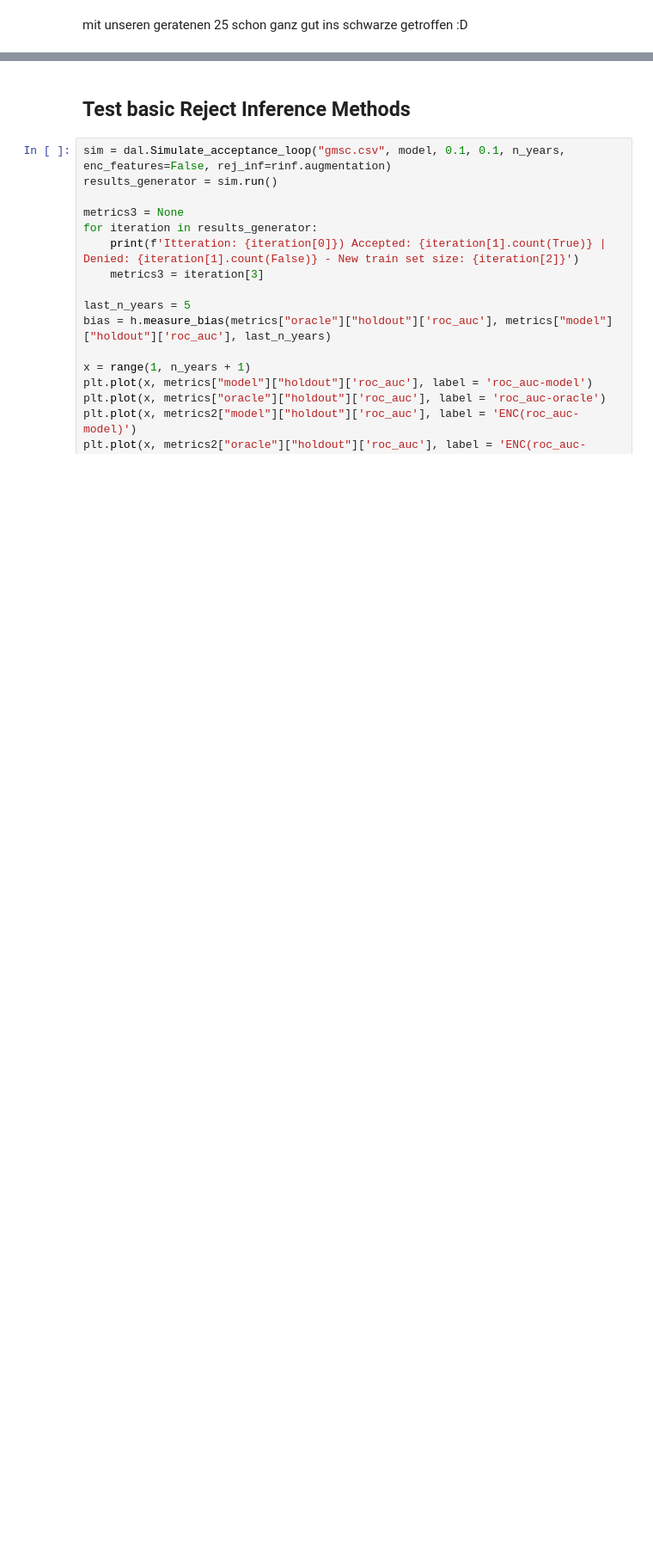
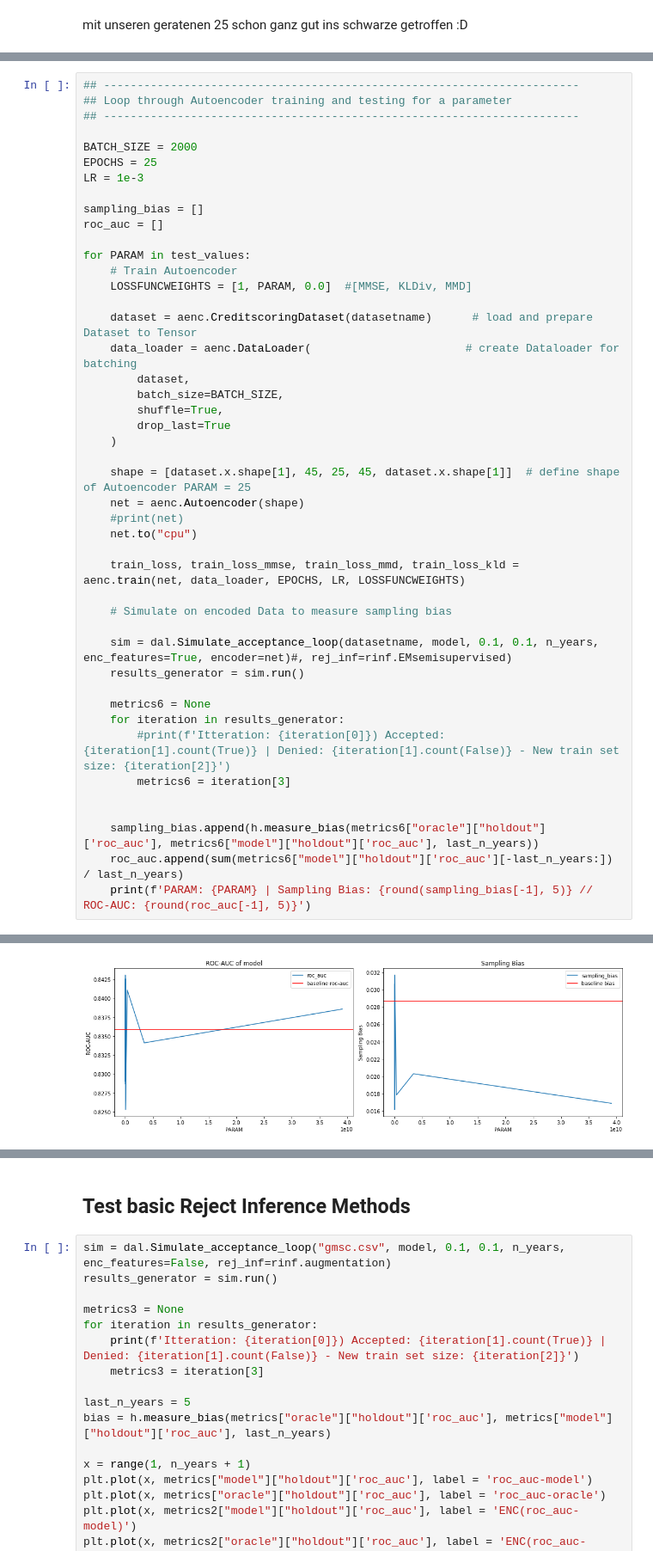
Before and after one commit to lukasvoege/reject-infer-autoencoder, a Jupyter notebook: notebooks/playground.ipynb, the cells around one changed output, grey strips where cells are left out. Shown at 86% size. Drawn from its saved outputs; the diff is of its cells as text; blank space fills up the shorter version.

```diff
--- a/notebooks/playground.ipynb
+++ b/notebooks/playground.ipynb
@@ -282,0 +291,46 @@ mit unseren geratenen 25 schon ganz gut ins schwarze getroffen :D
+# %%
+## -----------------------------------------------------------------------
+## Loop through Autoencoder training and testing for a parameter
+## -----------------------------------------------------------------------
+
+BATCH_SIZE = 2000
+EPOCHS = 25
+LR = 1e-3
+
+sampling_bias = []
+roc_auc = []
+
+for PARAM in test_values:
+    # Train Autoencoder
+    LOSSFUNCWEIGHTS = [1, PARAM, 0.0]  #[MMSE, KLDiv, MMD]
+
+    dataset = aenc.CreditscoringDataset(datasetname)      # load and prepare Dataset to Tensor
+    data_loader = aenc.DataLoader(                       # create Dataloader for batching
+        dataset,
+        batch_size=BATCH_SIZE,
+        shuffle=True,
+        drop_last=True
+    )
+
+    shape = [dataset.x.shape[1], 45, 25, 45, dataset.x.shape[1]]  # define shape of Autoencoder PARAM = 25
+    net = aenc.Autoencoder(shape)
+    #print(net)
+    net.to("cpu")
+
+    train_loss, train_loss_mmse, train_loss_mmd, train_loss_kld = aenc.train(net, data_loader, EPOCHS, LR, LOSSFUNCWEIGHTS)
+
+    # Simulate on encoded Data to measure sampling bias
+
+    sim = dal.Simulate_acceptance_loop(datasetname, model, 0.1, 0.1, n_years, enc_features=True, encoder=net)#, rej_inf=rinf.EMsemisupervised)
+    results_generator = sim.run()
+
+    metrics6 = None
+    for iteration in results_generator:
+        #print(f'Itteration: {iteration[0]}) Accepted: {iteration[1].count(True)} | Denied: {iteration[1].count(False)} - New train set size: {iteration[2]}')
+        metrics6 = iteration[3]
+
+
+    sampling_bias.append(h.measure_bias(metrics6["oracle"]["holdout"]['roc_auc'], metrics6["model"]["holdout"]['roc_auc'], last_n_years))
+    roc_auc.append(sum(metrics6["model"]["holdout"]['roc_auc'][-last_n_years:]) / last_n_years)
+    print(f'PARAM: {PARAM} | Sampling Bias: {round(sampling_bias[-1], 5)} // ROC-AUC: {round(roc_auc[-1], 5)}')
+# %% [output]
@@ -282,0 +354 @@ mit unseren geratenen 25 schon ganz gut ins schwarze getroffen :D
+[figure, added]
```
Also changed, not shown: parts of 9 cells of this notebook, 1 other file.
